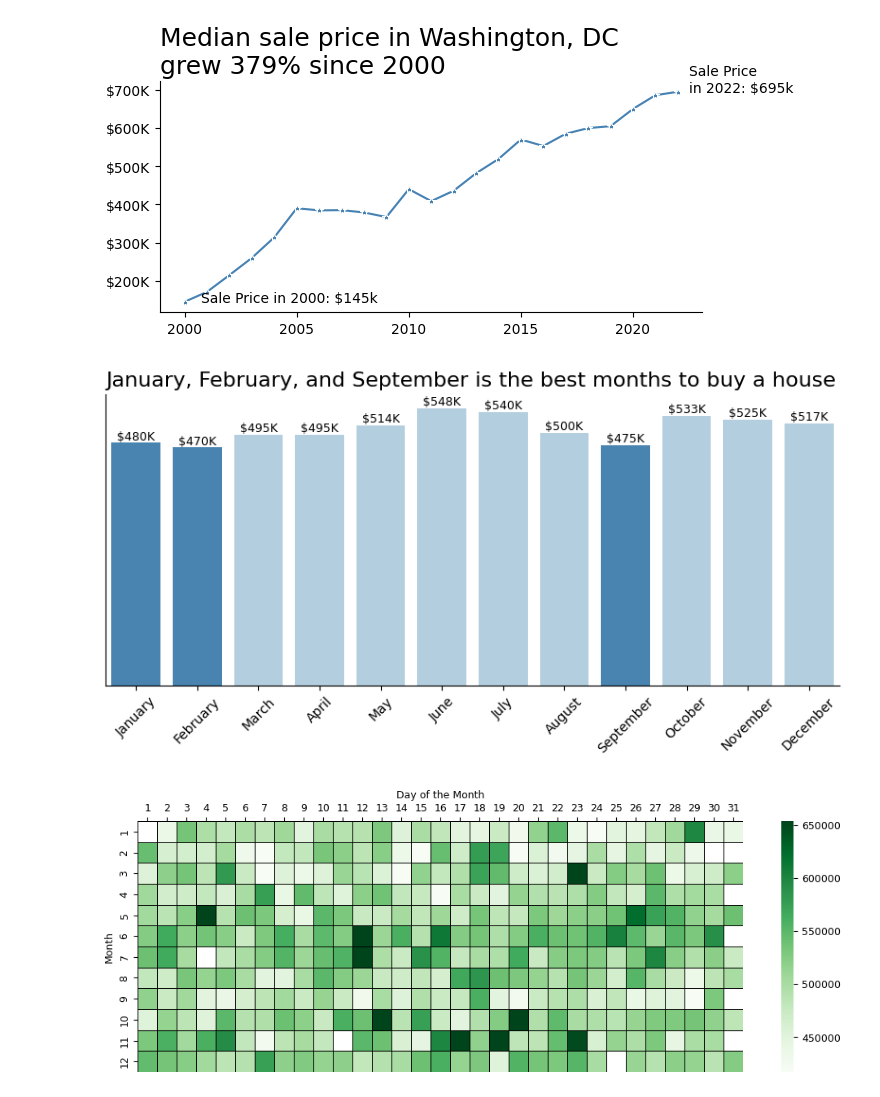
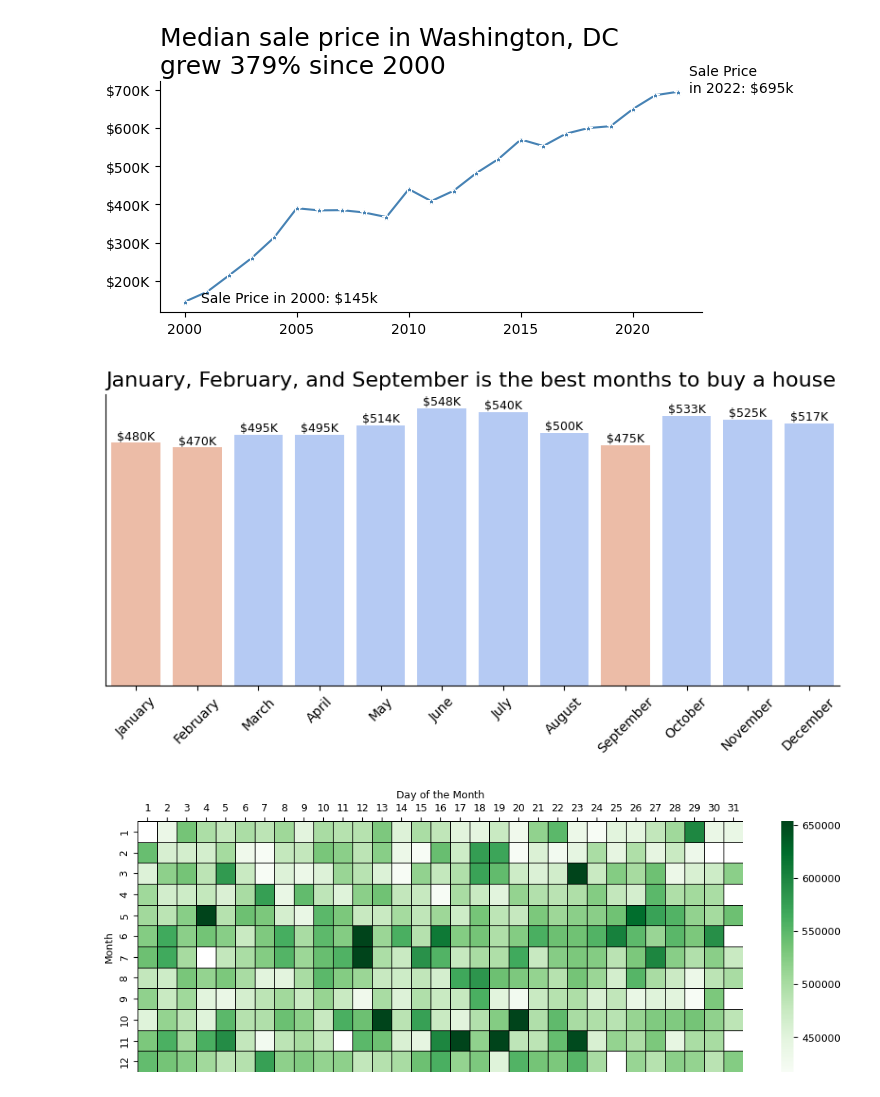
Before and after one commit to sierraperezdavid31/CIS9650-DC-Sales, a Jupyter notebook: Group_Project_15.ipynb, the cells around one changed output. Saved outputs shown, nothing was run; the diff lists cells and outputs as text; code cells hidden in the pictures.

```diff
--- a/Group_Project_15.ipynb
+++ b/Group_Project_15.ipynb
@@ -340,4 +335,5 @@ both_year['percent_change'] = round((both_year['sale_price_2022'] - both_year['s
 #both_year['percent_change'] = both_year['percent_change'].apply(lambda x: '{:,.2f}%'.format(x))
 both_year['property_zip5'] = both_year['property_zip5'].astype(str)
 both_year['percent_change'] = both_year['percent_change'].astype(float)
+both_year['pos_neg'] = both_year['percent_change'].apply(lambda x: 'increase' if x > 0 else 'decrease')
 both_year = both_year.sort_values(by = 'percent_change', ascending = False)
@@ -351,0 +340,24 @@ plt.show()
+# %%
+# Setting up the figure
+fig, ax = plt.subplots(figsize = (12,6))
+
+# Creating the barplot
+ax = sns.barplot(data = both_year, x = 'property_zip5', y = 'percent_change', hue = 'pos_neg', palette = 'coolwarm')
+sns.despine()
+
+# Customizing the graph
+ax.set_title("Top Zipcodes with the highest increase in housing since 2000", loc = 'left', fontdict = {'fontsize' : '18'})
+ax.get_legend().remove()
+ax.grid(axis="y", linestyle="--", alpha = .25)
+ax.set_ylabel("Percent Change (%)")
+ax.yaxis.set_major_formatter(lambda x, _: f"{int(x)}%")
+ax.set_xlabel('Washington DC, Zipcode')
+plt.xticks(rotation = 45)
+
+# Adding data labels to the graph
+for container in ax.containers:
+    ax.bar_label(container,
+                 fmt=lambda x: f"{int(x):}%")
+
+
+plt.show()
@@ -415,36 +429,35 @@ bottom_3_months = list(salebymonth['sale_price'].nsmallest(3))
 salebymonth['lowest'] = salebymonth['sale_price'].apply(lambda x: True if x in bottom_3_months else False)
 salebymonth = salebymonth.sort_values(by = 'month')
 
 # Plotting the data
 fig, ax = plt.subplots(figsize = (10,4))
 sns.despine()
 
 # crreating the line plot
-ax = sns.barplot(data = salebymonth, x = 'month_name', y = 'sale_price', hue = 'lowest', palette = "Blues")
+ax = sns.barplot(data = salebymonth, x = 'month_name', y = 'sale_price', hue = 'lowest', palette = "coolwarm")
 
 # Customization
 ax.set_title('January, February, and September is the best months to buy a house', loc = "left", fontsize = 16)
 ax.set_xlabel('')
 ax.set_ylabel('')
-ax.yaxis.set_major_formatter('${x:,.0f}')
 plt.xticks(rotation = 45)
 ax.get_yaxis().set_visible(False)
 ax.get_legend().remove()
 plt.rc('font', size = 9)
 
 # Labeling Labels
 for container in ax.containers:
     ax.bar_label(container,
                  fmt=lambda x: f"${int(x/1000)}K")
 
 # Display Barchart
 plt.show()
 
 # Possible reasons for January and February having low prices is many people living in DC are working with the government
 # In January many administrations start and people leave Washington to other places
 # More people put their house on sale due to changing administration
 # %% [output]
-[figure, old version]
+[figure, new version]
 # %%
 # Best day of the year to buy a home
 new_df = new_df[new_df['year'] >= 2000]
```
Also changed, not shown: parts of 5 cells of this notebook.
